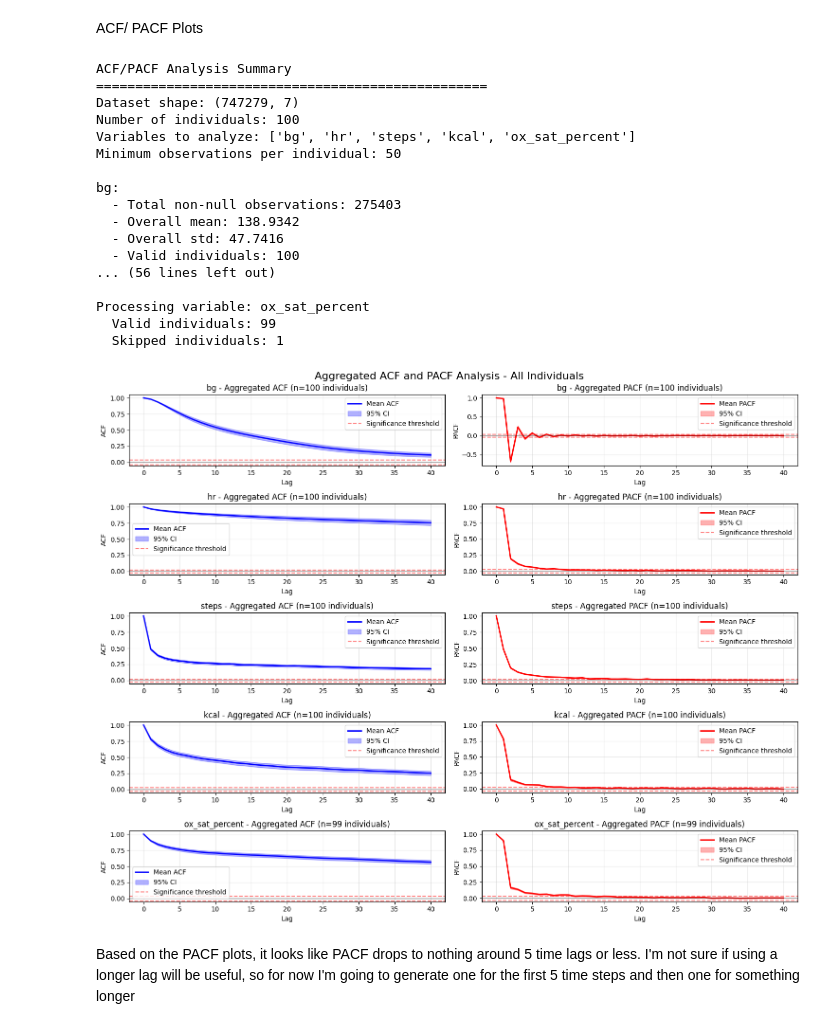
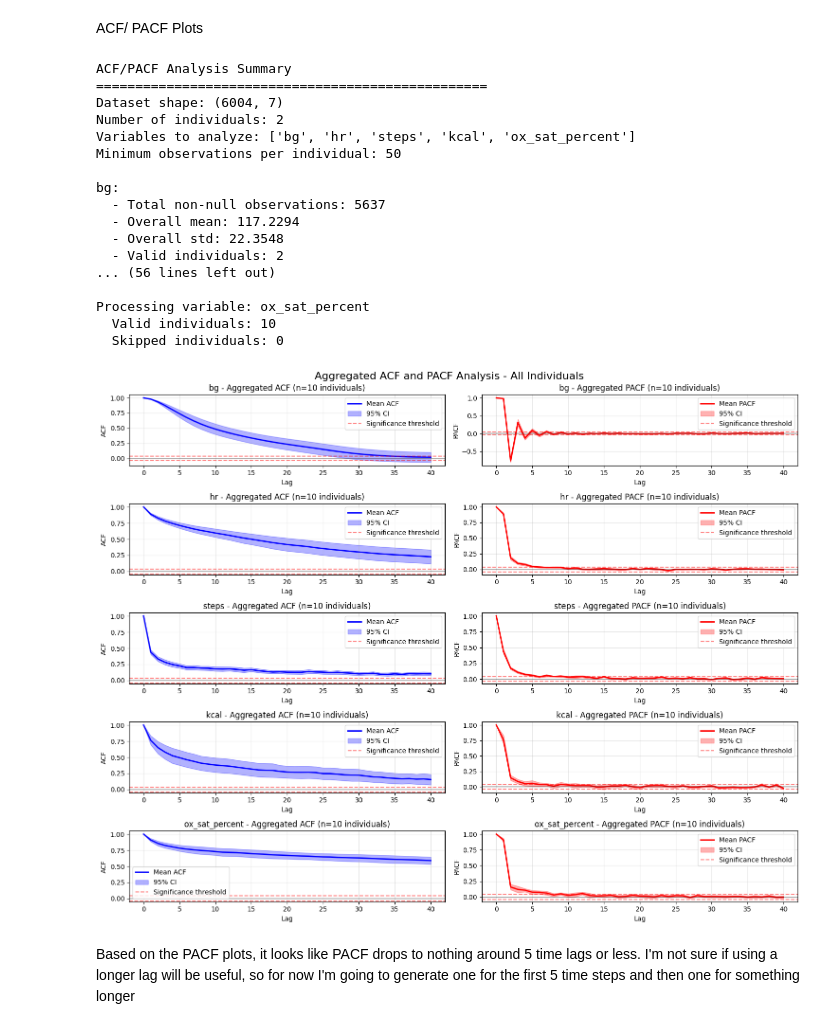
Before and after one commit to jake-wittman/DiabetesML, a Jupyter notebook: DiabetesML.ipynb, the cells around one changed output. Drawn from its saved outputs; the diff is of its cells as text; code cells hidden in the pictures.

```diff
--- a/DiabetesML.ipynb
+++ b/DiabetesML.ipynb
@@ -67,10 +70,10 @@ df.drop(columns=columns_to_drop, axis=1, inplace=True)
 random.seed(314)
 np.random.seed(314)
 # Get a random subset of unique UUIDs
-subset_uuids = np.random.choice(df['uuid'].unique(), size=20, replace=False)
+subset_uuids = np.random.choice(df['uuid'].unique(), size=10, replace=False)
 
 # Get another subset that's larger for some other EDA type stuff
-subset_uuids2 = np.random.choice(df['uuid'].unique(), size=100, replace=False)
+subset_uuids2 = np.random.choice(df['uuid'].unique(), size=15, replace=False)
 
 df_full = df.copy()
 # Subset the DataFrame to include only rows with the selected UUIDs
@@ -606,44 +609,44 @@ def analyze_acf_pacf_summary(df, uuid_col='uuid', variables=['bg', 'hr', 'steps'
                 stds = [stats['std'] for stats in individual_stats]
                 print(f"  - Range of observations per individual: {min(obs_counts)} - {max(obs_counts)}")
                 print(f"  - Range of individual std deviations: {min(stds):.4f} - {max(stds):.4f}")
             else:
                 print(f"  - No valid individuals (insufficient data or no variation)")
 
         else:
             print(f"{var}: Variable not found in dataset")
         print()
 
 # This takes a long time with all the data so just use a subsample
 
 # Print detailed summary
-analyze_acf_pacf_summary(df_larger_sample, uuid_col='uuid',
+analyze_acf_pacf_summary(df_not_trimmed, uuid_col='uuid',
                         variables=['bg', 'hr', 'steps', 'kcal', 'ox_sat_percent'],
                         min_obs_per_individual=50)
 
 # Create aggregated plots with robust error handling
-fig = plot_aggregated_acf_pacf(df_larger_sample, uuid_col='uuid',
+fig = plot_aggregated_acf_pacf(df, uuid_col='uuid',
                               variables=['bg', 'hr', 'steps', 'kcal', 'ox_sat_percent'],
                               max_lags=40, min_obs_per_individual=50)
 plt.show()
 # %% [output]
 ACF/PACF Analysis Summary
 ==================================================
-Dataset shape: (747279, 7)
-Number of individuals: 100
+Dataset shape: (6004, 7)
+Number of individuals: 2
 Variables to analyze: ['bg', 'hr', 'steps', 'kcal', 'ox_sat_percent']
 Minimum observations per individual: 50
 
 bg:
-  - Total non-null observations: 275403
-  - Overall mean: 138.9342
-  - Overall std: 47.7416
-  - Valid individuals: 100
+  - Total non-null observations: 5637
+  - Overall mean: 117.2294
+  - Overall std: 22.3548
+  - Valid individuals: 2
 ... (56 lines left out)
 
 Processing variable: ox_sat_percent
-  Valid individuals: 99
-  Skipped individuals: 1
+  Valid individuals: 10
+  Skipped individuals: 0
-[figure, old version]
+[figure, new version]
 # %% [markdown]
 Based on the PACF plots, it looks like PACF drops to nothing around 5 time lags or less. I'm not sure if using a longer lag will be useful, so for now I'm going to generate one for the first 5 time steps and then one for something longer
 # %% [markdown]
```
Also changed, not shown: parts of 45 cells of this notebook.
